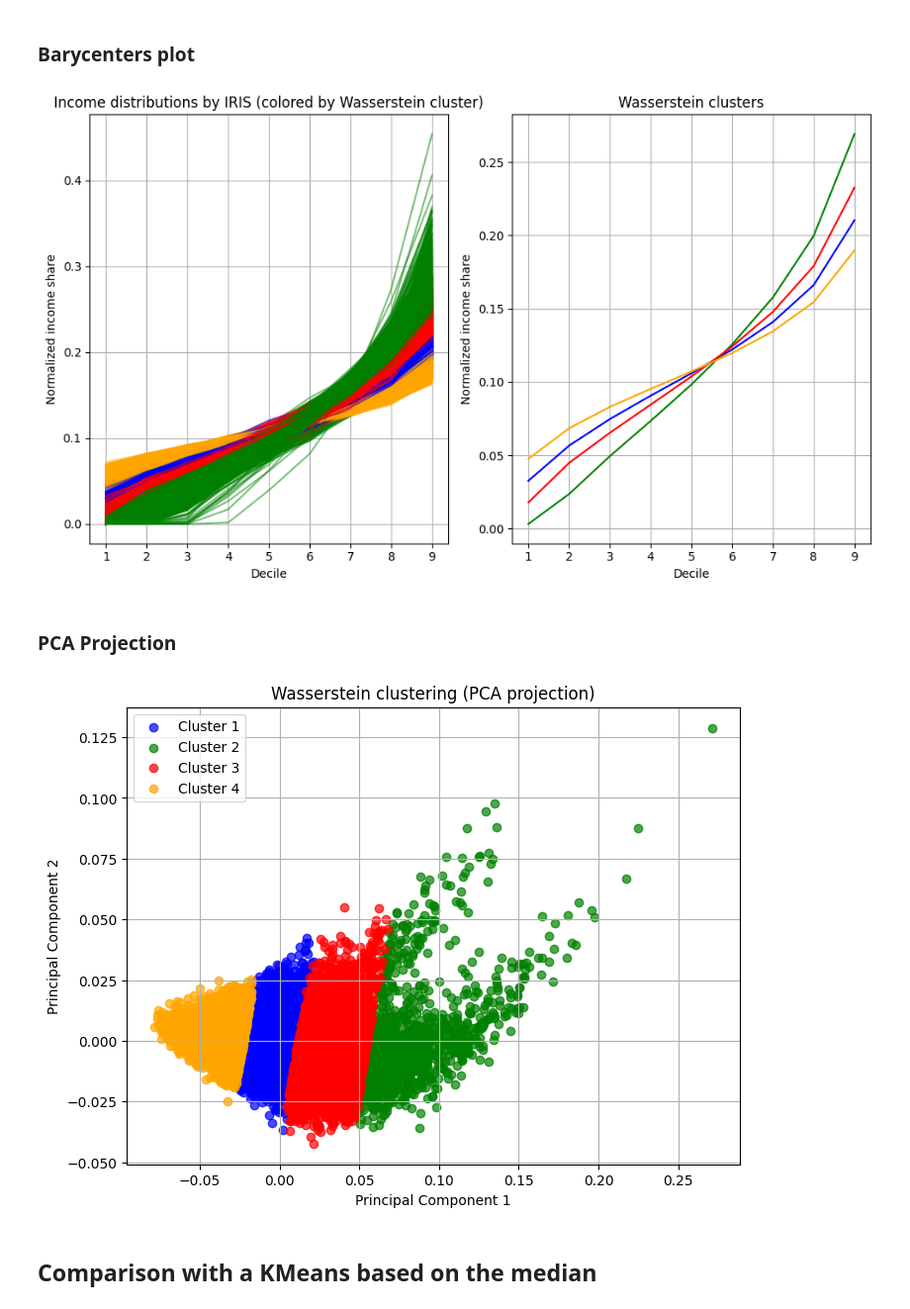
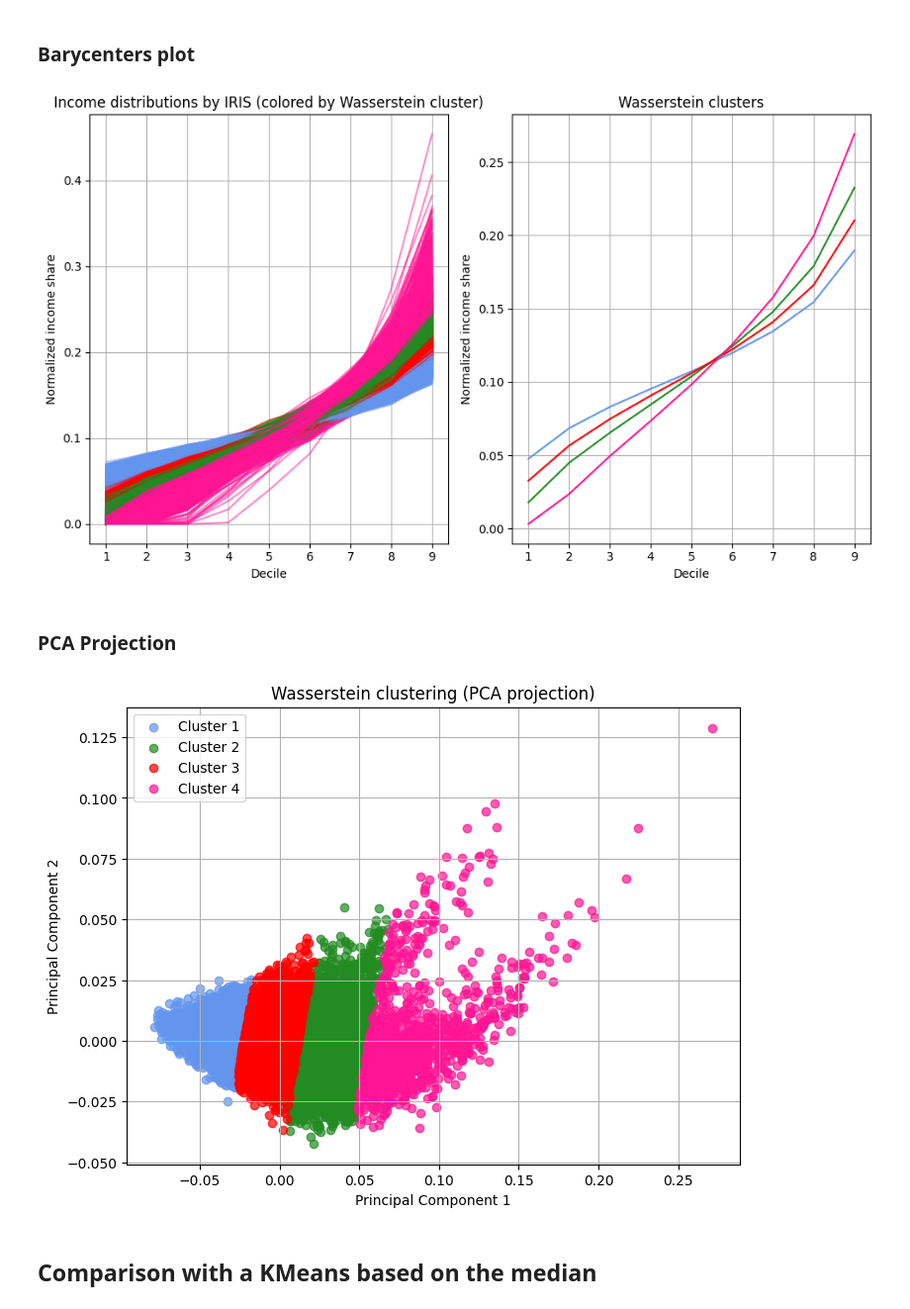
Before and after one commit to moranenzo/ML-Wasserstein, a Jupyter notebook: IRIS.ipynb, the cells around one changed output. Shown at 99% size. Drawn from its saved outputs; the diff is of its cells as text; code cells hidden in the pictures.

```diff
--- a/IRIS.ipynb
+++ b/IRIS.ipynb
@@ -8,20 +8,18 @@ if the package POT is not already installed on ur computer, use "pip install pot
 import numpy as np
 import ot
 import pandas as pd
-
 import matplotlib.pyplot as plt
-# import seaborn as sns
 
 from sklearn.decomposition import PCA
 from sklearn.cluster import KMeans
+from utils import wbarycenter_clustering_1d
 
 from tqdm import tqdm
-
 import geopandas as gpd
 
 
+df = pd.read_csv('BASE_TD_FILO_DEC_IRIS_2020.csv', sep=';', decimal=',')
 
-df = pd.read_csv('BASE_TD_FILO_DEC_IRIS_2020.csv', sep=';', decimal=',')
 
 # Main numerical variables
 numerical_cols = df.select_dtypes(include=['number']).columns
@@ -35,11 +33,15 @@ df[decile_cols] = df[decile_cols].apply(pd.to_numeric, errors='coerce')
 # Remove the 1319 rows with missing deciles
 df_clean = df.dropna(subset=decile_cols + ['DEC_MED20']).reset_index(drop=True)
 
-# Support of the deciles
+
+distributions_raw = df_clean[decile_cols].to_numpy()
+distributions = distributions_raw / distributions_raw.sum(axis=1, keepdims=True)
+
+# Useful
 support = np.arange(1, 10)  # D1 to D9
+colors = ['cornflowerblue', 'forestgreen', 'red', 'deeppink', 'orange', 'brown', 'purple']
 
-# Colors used for visualization
-colors = ['blue', 'green', 'red', 'orange', 'purple', 'brown', 'pink']
+n_distributions = distributions.shape[0]
 # %%
 # Overview of the data
 print("Data preview:")
@@ -123,7 +90,7 @@ k_values = range(1, 11)
 
 inertias = []
 for k_test in tqdm(k_values):
-    assignments, barycenters = wbarycenters(k_test, n_iter, a, distributions, support)
+    assignments, barycenters = wbarycenter_clustering_1d(distributions, support, k_test, n_iter=20)
     inertia = 0
     for i in range(n_distributions):
         bary = barycenters[assignments[i]]
@@ -145,39 +112,38 @@ We observe a rapid decrease in the total within-cluster Wasserstein distance bet
 From *k* = 5 onward, the curve appears to flatten. The classic elbow seems to be located around *k* = 4
 # %% [markdown]
 ### Barycenters plot
+# %%
+k = 4
+
+assignments, barycenters = wbarycenter_clustering_1d(distributions, support, k, n_iter=20)
+df_clean["cluster_wasserstein_1d"] = assignments
 # %%
-k = 4
-
-assignments, barycenters = wbarycenters(k, n_iter, a, distributions, support)
-df_clean["cluster_wasserstein_1d"] = assignments
-
-
 plt.figure(figsize=(10, 6))
 
 # Plot all distributions
 plt.subplot(1, 2, 1)
 for i in range(n_distributions):
     cluster = assignments[i]
     plt.plot(support, distributions[i], color=colors[cluster % len(colors)], alpha=0.5)
 
 plt.title("Income distributions by IRIS (colored by Wasserstein cluster)")
 plt.xlabel("Decile")
 plt.ylabel("Normalized income share")
 plt.grid(True)
 
 # Plot Barycenters
 plt.subplot(1, 2, 2)
 for i in range(len(barycenters)):
     plt.plot(support, barycenters[i], color=colors[i % len(colors)])
 plt.title("Wasserstein clusters")
 plt.xlabel("Decile")
 plt.ylabel("Normalized income share")
 plt.grid(True)
 
 plt.tight_layout()
 plt.show()
 # %% [output]
-[figure, old version]
+[figure, new version]
 # %% [markdown]
 ### PCA Projection
 # %%
@@ -195,7 +161,7 @@ plt.legend()
 plt.grid(True)
 plt.show()
 # %% [output]
-[figure, old version]
+[figure, new version]
 # %% [markdown]
 ## Comparison with a KMeans based on the median
 # %%
```
Also changed, not shown: parts of 6 cells of this notebook, 2 other files.
